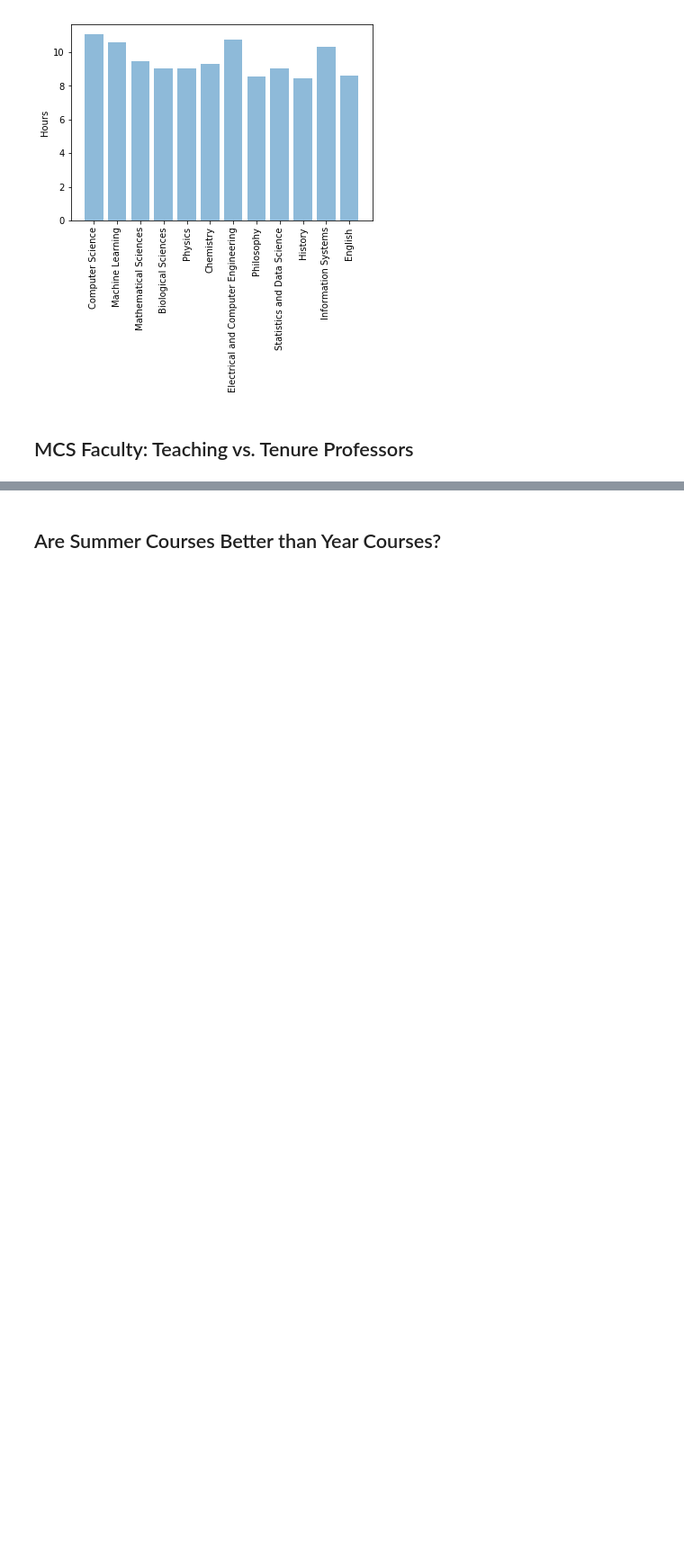
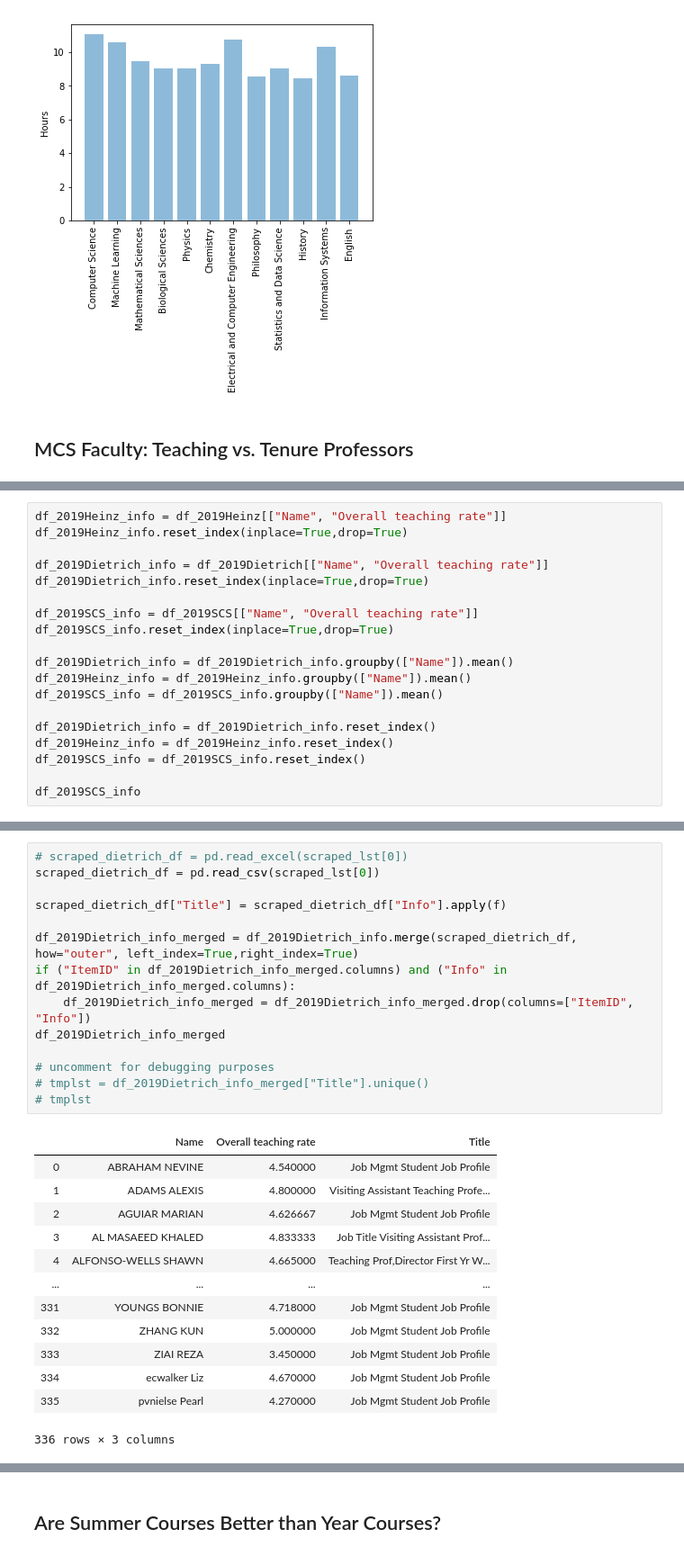
Before and after one commit to TheJYKoder/-15-388-Final-Project-F19-, a Jupyter notebook: 15388 Final Project FCE.ipynb, the cells around one changed output, grey strips where cells are left out. Shown at 90% size. Drawn from its saved outputs; the diff is of its cells as text; blank space fills up the shorter version.

```diff
--- a/15388 Final Project FCE.ipynb
+++ b/15388 Final Project FCE.ipynb
@@ -173,0 +203,19 @@ Biological Sciences 4.29930238791423 4.155974640594837
+# %%
+df_2019Heinz_info = df_2019Heinz[["Name", "Overall teaching rate"]]
+df_2019Heinz_info.reset_index(inplace=True,drop=True)
+
+df_2019Dietrich_info = df_2019Dietrich[["Name", "Overall teaching rate"]]
+df_2019Dietrich_info.reset_index(inplace=True,drop=True)
+
+df_2019SCS_info = df_2019SCS[["Name", "Overall teaching rate"]]
+df_2019SCS_info.reset_index(inplace=True,drop=True)
+
+df_2019Dietrich_info = df_2019Dietrich_info.groupby(["Name"]).mean()
+df_2019Heinz_info = df_2019Heinz_info.groupby(["Name"]).mean()
+df_2019SCS_info = df_2019SCS_info.groupby(["Name"]).mean()
+
+df_2019Dietrich_info = df_2019Dietrich_info.reset_index()
+df_2019Heinz_info = df_2019Heinz_info.reset_index()
+df_2019SCS_info = df_2019SCS_info.reset_index()
+
+df_2019SCS_info
@@ -173,0 +249,28 @@ Biological Sciences 4.29930238791423 4.155974640594837
+# %%
+# scraped_dietrich_df = pd.read_excel(scraped_lst[0])
+scraped_dietrich_df = pd.read_csv(scraped_lst[0])
+
+scraped_dietrich_df["Title"] = scraped_dietrich_df["Info"].apply(f)
+
+df_2019Dietrich_info_merged = df_2019Dietrich_info.merge(scraped_dietrich_df, how="outer", left_index=True,right_index=True)
+if ("ItemID" in df_2019Dietrich_info_merged.columns) and ("Info" in df_2019Dietrich_info_merged.columns):
+    df_2019Dietrich_info_merged = df_2019Dietrich_info_merged.drop(columns=["ItemID", "Info"])
+df_2019Dietrich_info_merged
+
+# uncomment for debugging purposes
+# tmplst = df_2019Dietrich_info_merged["Title"].unique()
+# tmplst
+# %% [output]
+|  | Name | Overall teaching rate | Title |
+| 0 | ABRAHAM NEVINE | 4.540000 | Job Mgmt Student Job Profile |
+| 1 | ADAMS ALEXIS | 4.800000 | Visiting Assistant Teaching Profe... |
+| 2 | AGUIAR MARIAN | 4.626667 | Job Mgmt Student Job Profile |
+| 3 | AL MASAEED KHALED | 4.833333 | Job Title Visiting Assistant Prof... |
+| 4 | ALFONSO-WELLS SHAWN | 4.665000 | Teaching Prof,Director First Yr W... |
+| ... | ... | ... | ... |
+| 331 | YOUNGS BONNIE | 4.718000 | Job Mgmt Student Job Profile |
+| 332 | ZHANG KUN | 5.000000 | Job Mgmt Student Job Profile |
+| 333 | ZIAI REZA | 3.450000 | Job Mgmt Student Job Profile |
+| 334 | ecwalker Liz | 4.670000 | Job Mgmt Student Job Profile |
+| 335 | pvnielse Pearl | 4.270000 | Job Mgmt Student Job Profile |
+336 rows × 3 columns
```
Also changed, not shown: parts of 20 cells of this notebook, 27 other files.
